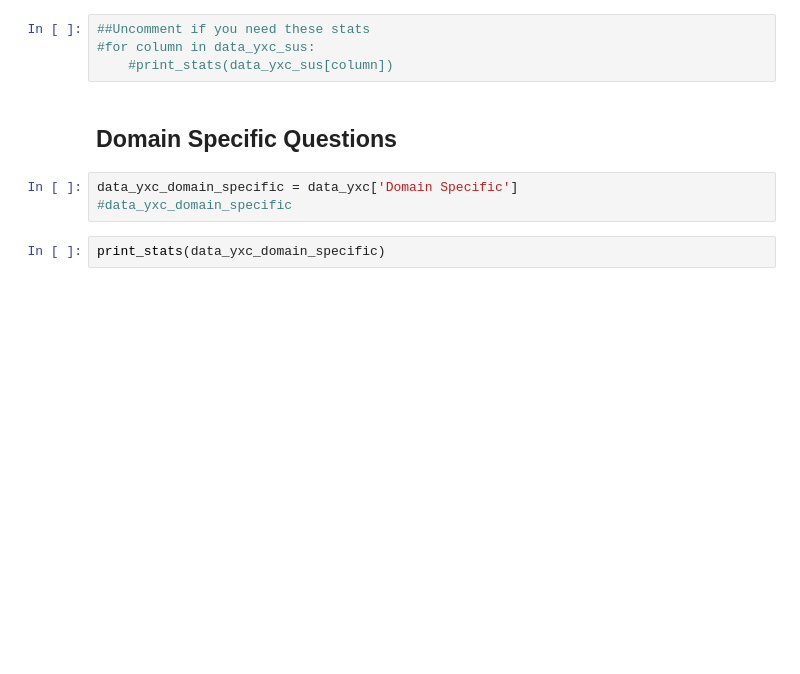
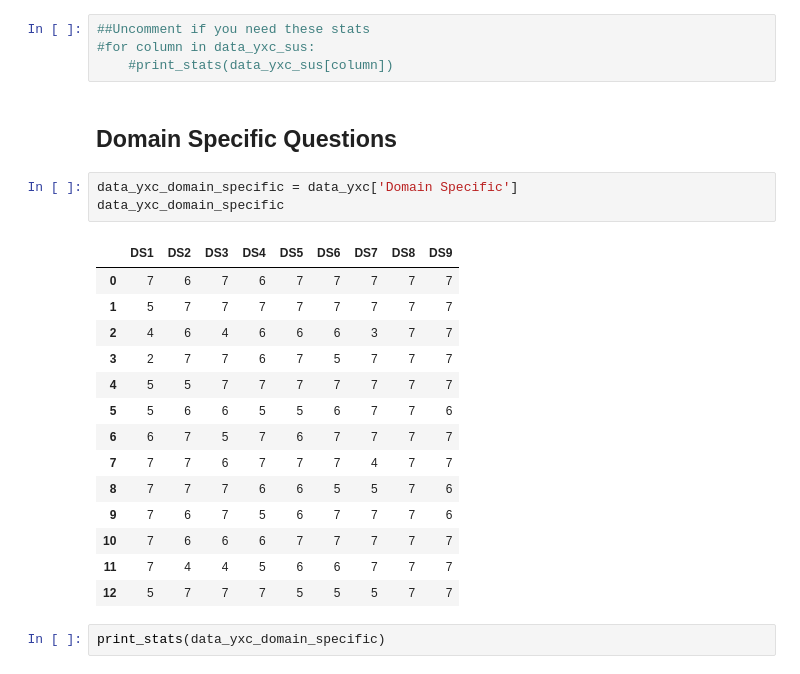
Before and after one commit to YanuX-Framework/YanuX-Cruncher, a Jupyter notebook: JuxtBoardUserStudy.ipynb, the cells around one changed output. Cells and saved outputs as stored; diff of their text form; blank space fills up the shorter version.

```diff
--- a/JuxtBoardUserStudy.ipynb
+++ b/JuxtBoardUserStudy.ipynb
@@ -795,7 +796,22 @@ confidence_interval_t(data_yxc_sus['Score 100'])
 ## Domain Specific Questions
 # %%
 data_yxc_domain_specific = data_yxc['Domain Specific']
-#data_yxc_domain_specific
+data_yxc_domain_specific
+# %% [output]
+|  | DS1 | DS2 | DS3 | DS4 | DS5 | DS6 | DS7 | DS8 | DS9 |
+| 0 | 7 | 6 | 7 | 6 | 7 | 7 | 7 | 7 | 7 |
+| 1 | 5 | 7 | 7 | 7 | 7 | 7 | 7 | 7 | 7 |
+| 2 | 4 | 6 | 4 | 6 | 6 | 6 | 3 | 7 | 7 |
+| 3 | 2 | 7 | 7 | 6 | 7 | 5 | 7 | 7 | 7 |
+| 4 | 5 | 5 | 7 | 7 | 7 | 7 | 7 | 7 | 7 |
+| 5 | 5 | 6 | 6 | 5 | 5 | 6 | 7 | 7 | 6 |
+| 6 | 6 | 7 | 5 | 7 | 6 | 7 | 7 | 7 | 7 |
+| 7 | 7 | 7 | 6 | 7 | 7 | 7 | 4 | 7 | 7 |
+| 8 | 7 | 7 | 7 | 6 | 6 | 5 | 5 | 7 | 6 |
+| 9 | 7 | 6 | 7 | 5 | 6 | 7 | 7 | 7 | 6 |
+| 10 | 7 | 6 | 6 | 6 | 7 | 7 | 7 | 7 | 7 |
+| 11 | 7 | 4 | 4 | 5 | 6 | 6 | 7 | 7 | 7 |
+| 12 | 5 | 7 | 7 | 7 | 5 | 5 | 5 | 7 | 7 |
 # %%
 print_stats(data_yxc_domain_specific)
 # %% [output]
```
Also changed, not shown: parts of 2 cells of this notebook, 5 other files.
